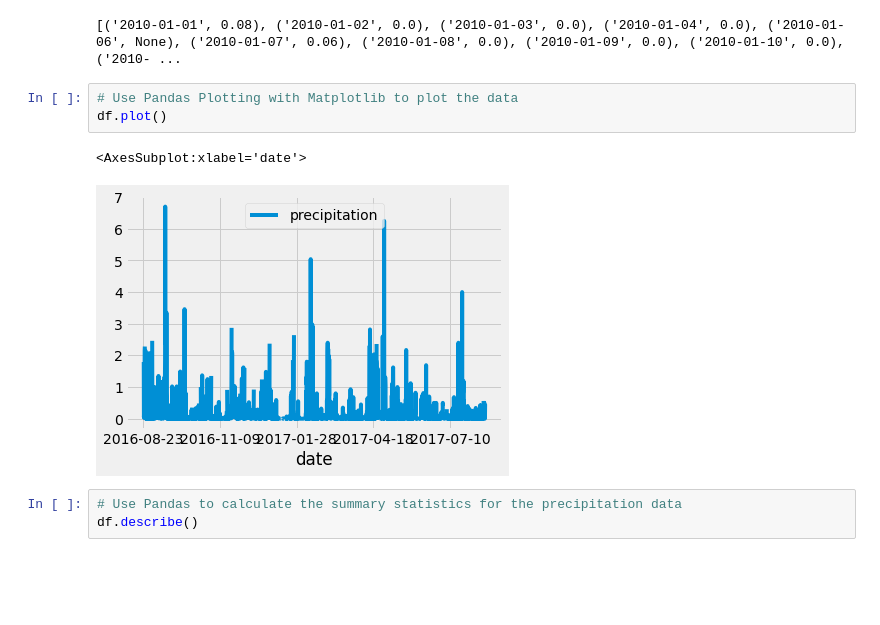
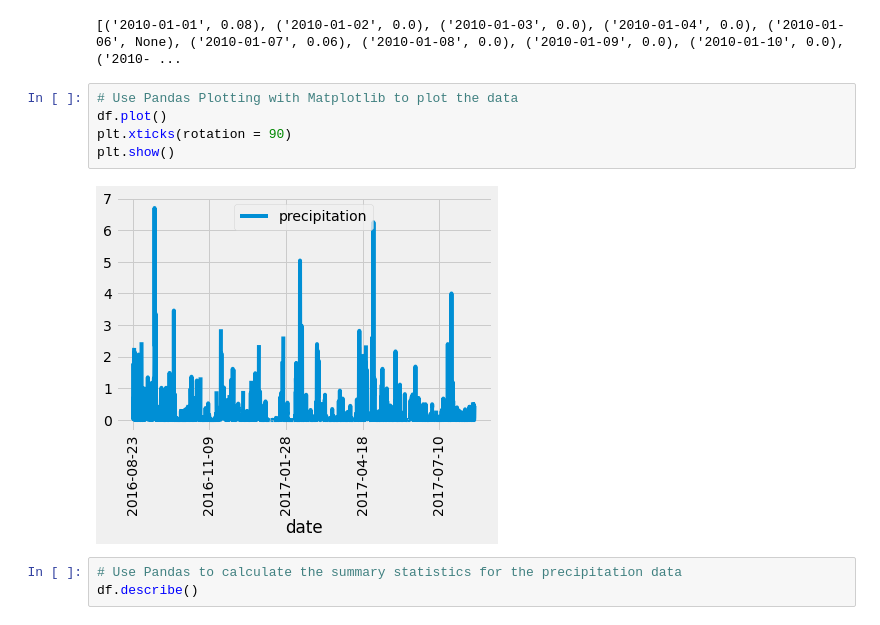
Before and after one commit to JoyRichardson/surfs_up, a Jupyter notebook: climate_analysis.ipynb, the cells around one changed output. Cells and saved outputs as stored; diff of their text form; blank space fills up the shorter version.

Commit message:
Commit after 9.3.4 with histogram

```diff
--- a/climate_analysis.ipynb
+++ b/climate_analysis.ipynb
@@ -71,9 +71,10 @@ print(df.to_string(index=False))
 # %%
 # Use Pandas Plotting with Matplotlib to plot the data
 df.plot()
+plt.xticks(rotation = 90)
+plt.show()
 # %% [output]
-<AxesSubplot:xlabel='date'>
-[figure, old version]
+[figure, new version]
 # %%
 # Use Pandas to calculate the summary statistics for the precipitation data
 df.describe()
```
Also changed, not shown: parts of 8 cells of this notebook.
